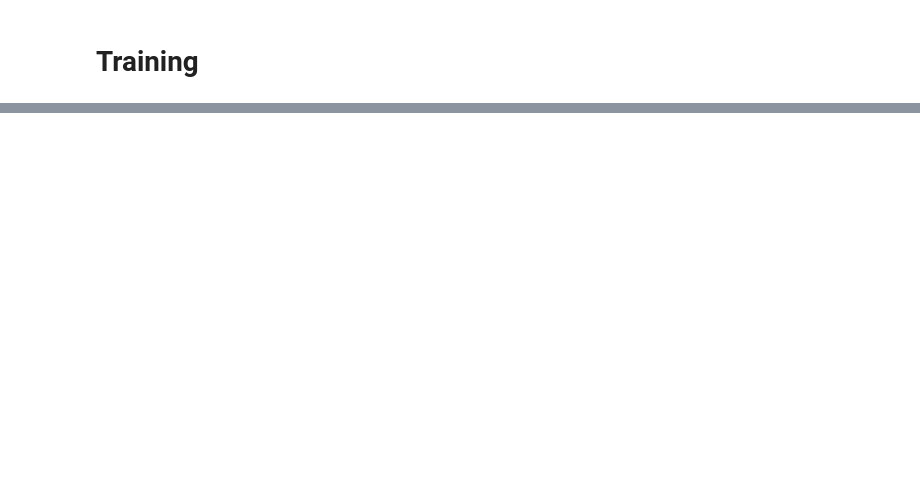
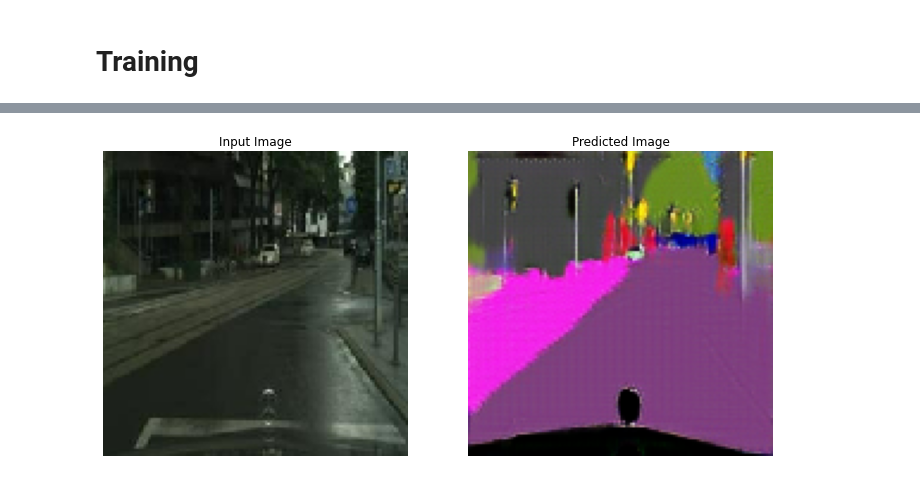
Before and after one commit to AdamClarkStandke/GAN_Models, a Jupyter notebook: CycleGANv2020_ResNetCompositeBufferModel.ipynb, the cells around one changed output, grey strips where cells are left out. Drawn from its saved outputs; the diff is of its cells as text; code cells hidden in the pictures; blank space fills up the shorter version.

```diff
--- a/CycleGANv2020_ResNetCompositeBufferModel.ipynb
+++ b/CycleGANv2020_ResNetCompositeBufferModel.ipynb
@@ -560,10 +567,16 @@ class CycleGan():
     plt.show()
 
   # method that fits the model by calling the train step and saves the segmentation generator
-  def fit(self):
+  def train_step(self):
     start = time.time()
+    n=0
+    e=1
     for step, (image_photo, image_seg) in self.train_ds.repeat().take(steps).enumerate():
-      self.train_step(step, image_photo.numpy(), image_seg.numpy())
+      self.loop(step, image_photo.numpy(), image_seg.numpy())
+      if (step+1) % 10 == 0:
+        print('Step: %d  %s seconds elapsed'% (step+1, time.time()-start), end='')
+        clear_output(wait=True)
+      n += 1
       if (step+1) % 2975 == 0:
         clear_output(wait=True)
         # Using a consistent image  so that the progress of the model
@@ -572,12 +585,13 @@ class CycleGan():
         # summarize performance
         print('>%d, Generator loss: %.3f    Discriminator loss: %.3f' % (step+1, self.g_loss1, self.total_dy_loss))
         print('Saving weights for step {}'.format(step+1))
-        self.generator_g.save_weights('/content/drive/MyDrive/segmentation/genG.h5')
-        self.generator_f.save_weights('/content/drive/MyDrive/segmentation/genf.h5')
-        self.discriminator_x.save_weights('/content/drive/MyDrive/segmentation/dis_x.h5')
-        self.discriminator_y.save_weights('/content/drive/MyDrive/segmentation/dix_y.h5')
-        self.c_model_YtoX.train_on_batch('/content/drive/MyDrive/segmentation/ytox.h5')
-        self.c_model_XtoY.train_on_batch('/content/drive/MyDrive/segmentation/xtoy.h5')
+        self.generator_g.save_weights(f'/content/drive/MyDrive/segmentation/genG_epoch{e}.h5')
+        self.generator_f.save_weights(f'/content/drive/MyDrive/segmentation/genf_epoch{e}.h5')
+        self.discriminator_x.save_weights(f'/content/drive/MyDrive/segmentation/dis_x_epoch{e}.h5')
+        self.discriminator_y.save_weights(f'/content/drive/MyDrive/segmentation/dix_y_epoch{e}.h5')
+        self.c_model_YtoX.save_weights(f'/content/drive/MyDrive/segmentation/ytox_epoch{e}.h5')
+        self.c_model_XtoY.save_weights(f'/content/drive/MyDrive/segmentation/xtoy_epoch{e}.h5')
+        e +=1
 
 
   # returns real image and target
@@ -595,7 +609,7 @@ class CycleGan():
     return X, y
 
   # method that trains the generators and discriminators
-  def train_step(self,step,photo, seg):
+  def loop(self,step,photo, seg):
     # get real samples and real targets (i.e. 1)
     real_x, y_realx = self.generate_real_samples(photo)
     real_y, y_realy = self.generate_real_samples(seg)
@@ -619,4 +633,6 @@ class CycleGan():
 # %%
 # creating the CycleGAN object and fitting the model
 x=CycleGan(train_ds, steps,generator_g, generator_f, discriminator_x, discriminator_y,c_model_YtoX, c_model_XtoY, sample_photo)
-x.fit()
+x.train_step()
+# %% [output]
+[figure, added]
```
Also changed, not shown: parts of 21 cells of this notebook.
